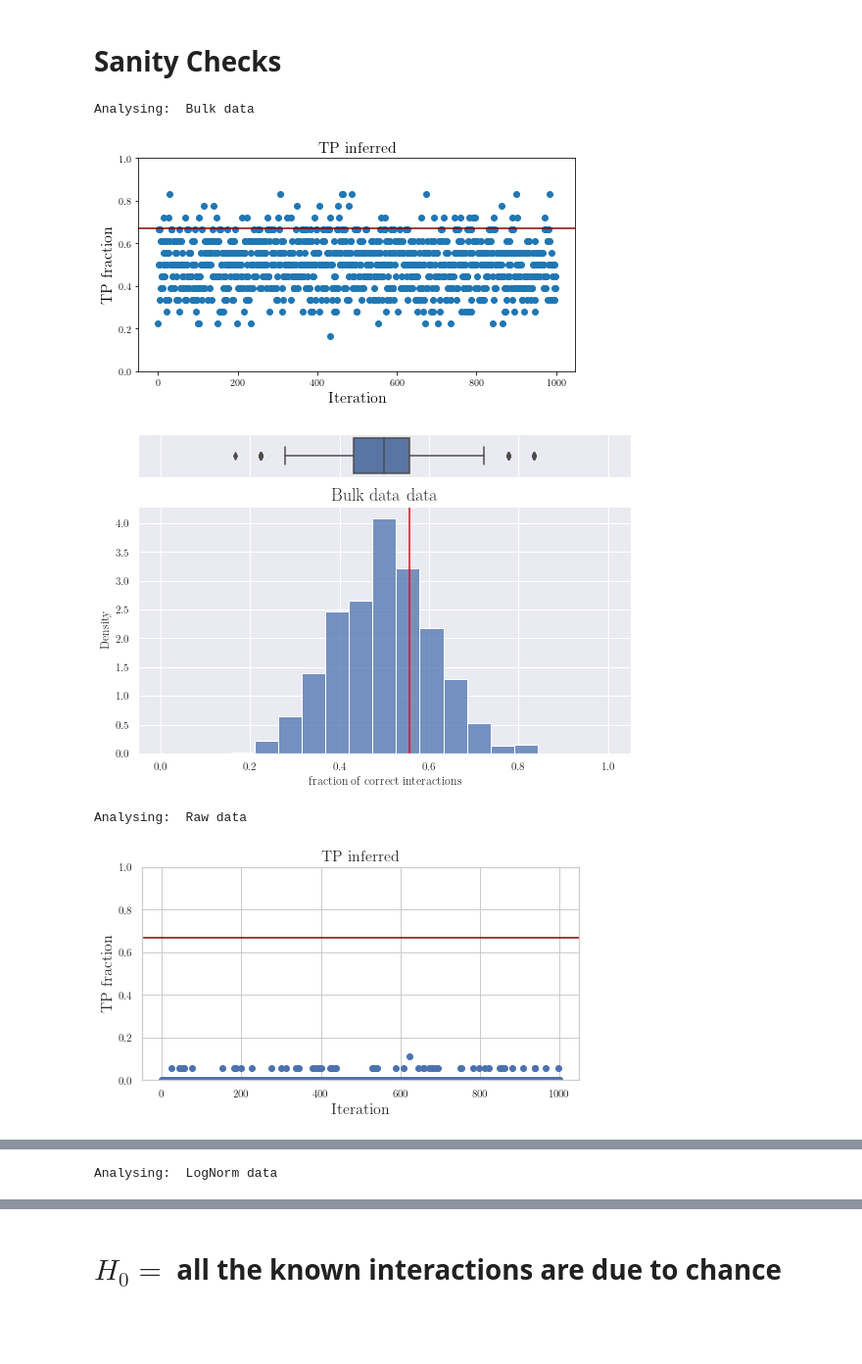
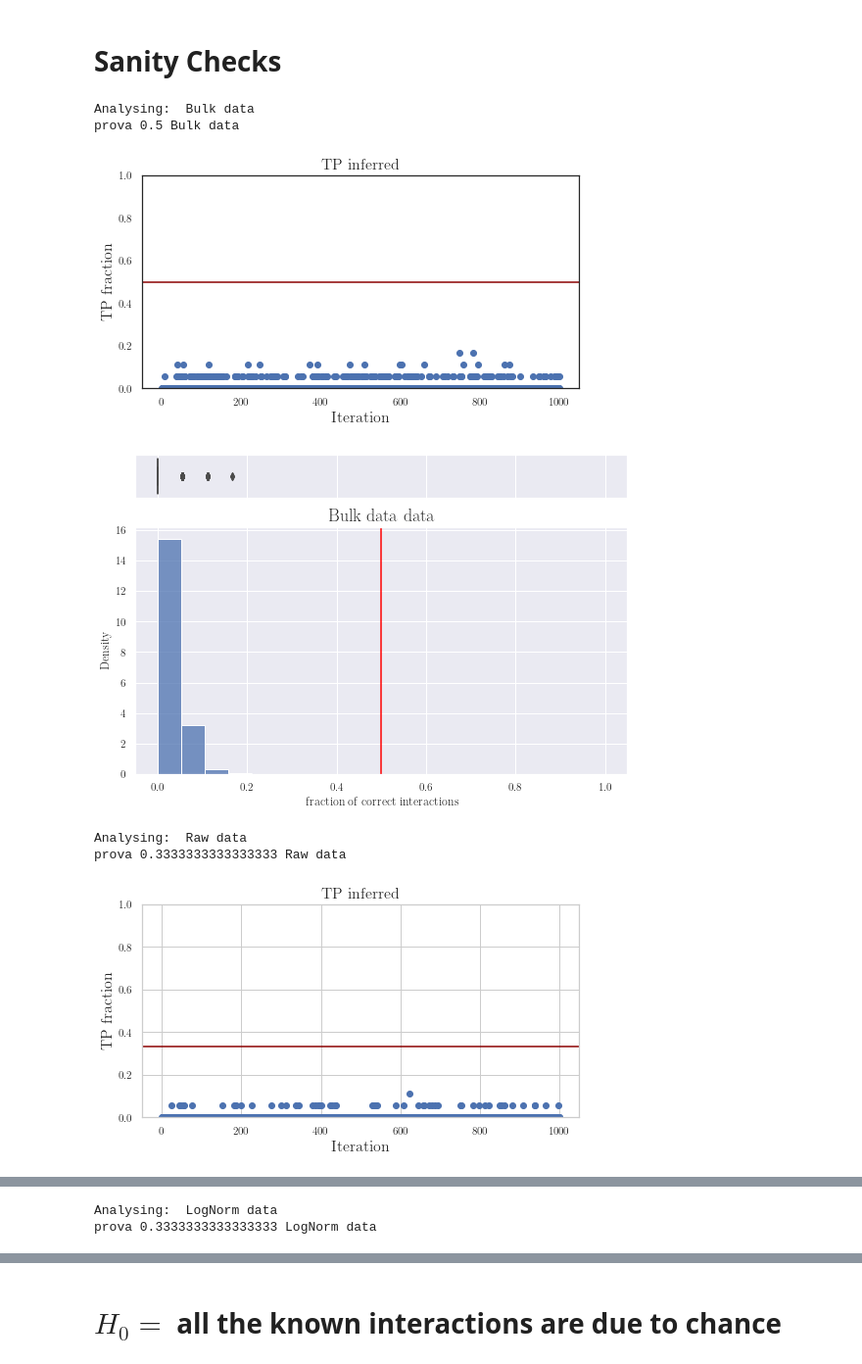
Before and after one commit to CleliaCorridori/GRN_Inference_CODE, a Jupyter notebook: MaxEntMethod.ipynb, the cells around one changed output, grey strips where cells are left out. Shown at 98% size. Saved outputs shown, nothing was run; the diff lists cells and outputs as text; code cells hidden in the pictures; blank space fills up the shorter version.

Commit message:
Updated sanity check for Pearson and MaxEnt

```diff
--- a/MaxEntMethod.ipynb
+++ b/MaxEntMethod.ipynb
@@ -27,5 +27,9 @@ import lib.funcs_sanity as funcs_sanity
 %load_ext autoreload
 %autoreload 2
 
-matplotlib.rc('font', **{'family': 'serif', 'serif': ['Computer Modern']})
+# matplotlib.rc('font', **{'family': 'serif', 'serif': ['Computer Modern']})
+# matplotlib.rc('text', usetex=True)
+
 matplotlib.rc('text', usetex=True)
+sns.set(font='Avenir')
+sns.set(style="white")
@@ -230,8 +233,7 @@ for i in range(len(df_list)):
     print("Analysing: ", df_name[i])
     TP_frac_rnd, info_int_rnd, corr_matrices = funcs_sanity.shuffle_dataframe(df_list[i], genes_order, TPtrial_list, inferred_int_thr = 0, N_test=1000, method="MaxEnt")
     # funcs_sanity.plot_TP_fraction(TP_frac_rnd, df_name[i])
-    if i ==2:
-        all_cm=  np.array([x for x in corr_matrices.flatten() if ~np.isnan(x)])
+
     funcs_sanity.fit_normal_distribution(corr_matrices, noise_thr=3, text=df_name[i], Nbins=15)
 # %% [output]
 Analysing:  Bulk data
@@ -267,10 +269,14 @@ matplotlib.rc('text', usetex=True)
 
 save_matx = False # flag to save the MaxEnt matrices
 
-interaction_thr_Pearson = 0.01
 inferred_frac = np.zeros(len(df_list))
 info_int = np.zeros((4,18,len(df_list)))
 for i in range(len(df_list)):
+    # set the threshold for the MaxEnt matrix
+    if i == 0:
+        interaction_thr_ME = 6.06
+    else:
+        interaction_thr_ME = 0.03
     cm = -np.linalg.pinv((np.corrcoef(df_list[i])))
     np.fill_diagonal(cm, float("Nan"))
     # if i ==0:
@@ -286,9 +292,9 @@ for i in range(len(df_list)):
         np.save(path_data + "OUT_MaxEnt/ME_" + df_name[i] + ".npy", cm)
 
     inferred_frac[i], info_int[:,:,i], _ = funcs_general.TP_plot(TPtrial_list, cm, genes_order,
-                                                   inferred_int_thr = interaction_thr_Pearson, Norm_Matx = False,
+                                                   inferred_int_thr = interaction_thr_ME, Norm_Matx = False,
                                                    data_type=df_name[i],
-                                                   figplot=False, verbose=False, nbin=30, Norm = True)
+                                                   figplot=False, verbose=False, nbin=30, Norm = False)
     print(f"fraction of correctly inffered interactions: {inferred_frac[i]:.2f}")
 
     for j in range(len(TPtrial_list)):
@@ -361,8 +384,12 @@ Frac threshold:  0.004456810052874375
 # Evaluate the number of known interaction for all the cm matrices in a for
 known_int_frac = np.zeros(len(df_list))
 for i in range(len(df_list)):
+    if i == 0:
+        interaction_thr_ME = 6.06
+    else:
+        interaction_thr_ME = 0.03
     cm = np.load(path_data + "OUT_MaxEnt/ME_" + df_name[i] + ".npy")
-    known_int_frac[i] = funcs_general.TP_plot(TPtrial_list, cm, genes_order, data_type=df_name[i], inferred_int_thr = 0.05, figplot=False, verbose=False, nbin=30, Norm = True)[0]
+    known_int_frac[i] = funcs_general.TP_plot(TPtrial_list, cm, genes_order, data_type=df_name[i], inferred_int_thr = interaction_thr_ME, figplot=False, verbose=False, nbin=30, Norm = False)[0]
     # print the number of known interactions
     print(f"Number of known interactions for {df_name[i]}: {known_int_frac[i]:.2f}")
 # %% [output]
@@ -380,18 +407,26 @@ Number of known interactions for PsiNorm + PST + MB: 0.33
 # %%
 # Evaluate the number of known interaction for all the cm matrices in a for
 N_test = 1000
 corr_matrices_all = np.zeros((N_test, len(genes_order), len(genes_order), len(df_list)))
 for i in range(len(df_list)):
+    if i == 0:
+        interaction_thr_ME = 6.06
+    else:
+        interaction_thr_ME = 0.03
     print("Analysing: ", df_name[i])
-    TP_frac_rnd, info_int_rnd, corr_matrices_all[:,:,:,i] = funcs_sanity.shuffle_dataframe(df_list[i], genes_order, TPtrial_list, inferred_int_thr = interaction_thr_Pearson, N_test=N_test, method="MaxEnt")
 
+    TP_frac_rnd, info_int_rnd, corr_matrices_all[:,:,:,i] = funcs_sanity.shuffle_dataframe(df_list[i], genes_order, TPtrial_list, inferred_int_thr = interaction_thr_ME, N_test=N_test, method="MaxEnt")
+    print("prova", known_int_frac[i], df_name[i])
     funcs_sanity.plot_TP_fraction(TP_frac_rnd, known_int_frac[i], df_name[i])
     # funcs_sanity.fit_normal_distribution(corr_matrices, noise_thr=3, text=df_name[i])
 # %% [output]
 Analysing:  Bulk data
+prova 0.5 Bulk data
-[figure, old version]
+[figure, new version]
-[figure, old version]
+[figure, new version]
 Analysing:  Raw data
+prova 0.3333333333333333 Raw data
-[figure, old version]
+[figure, new version]
 [figure]
 Analysing:  LogNorm data
+prova 0.3333333333333333 LogNorm data
```
Also changed, not shown: parts of 19 cells of this notebook, 6 other files.
